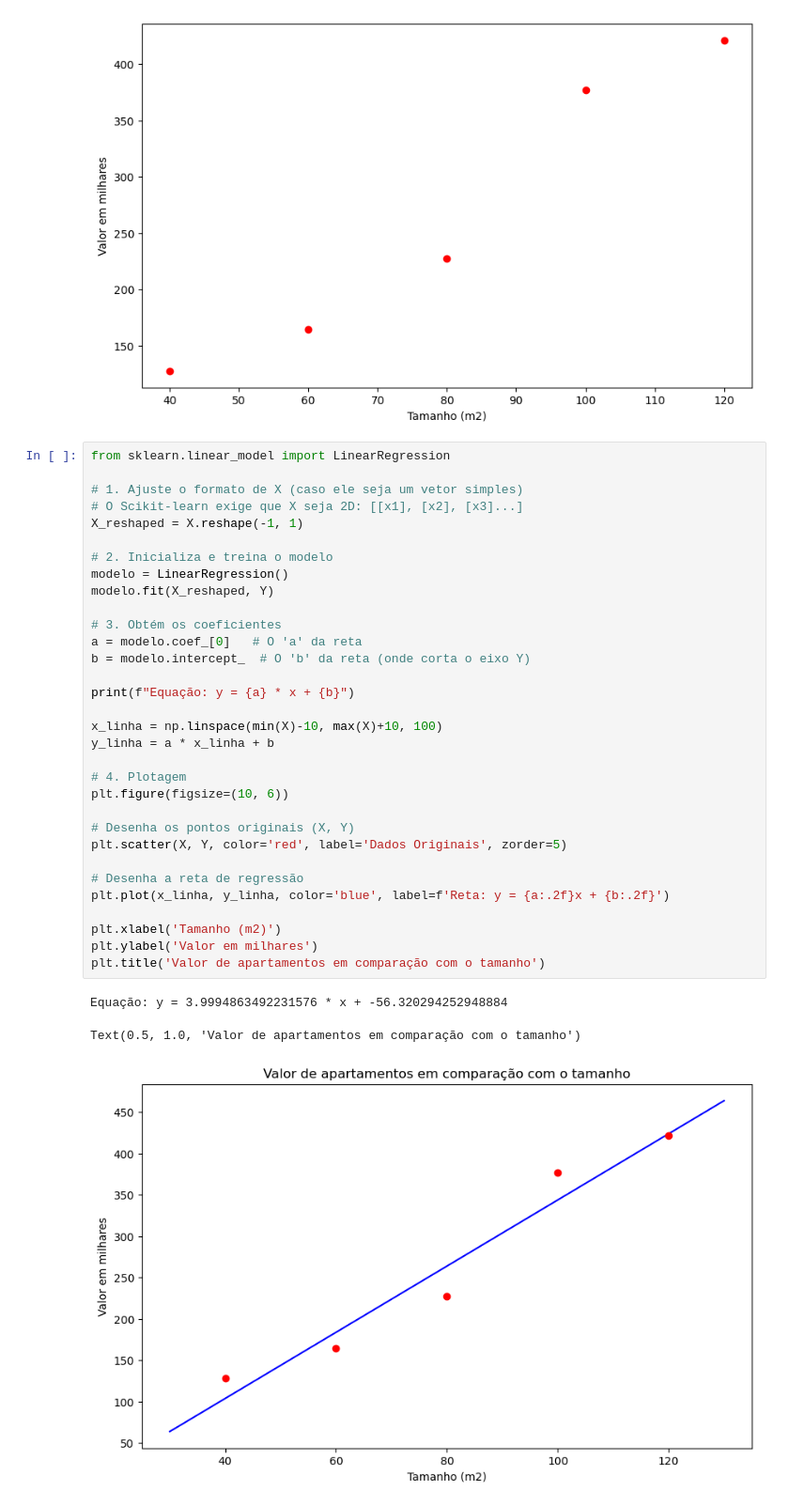
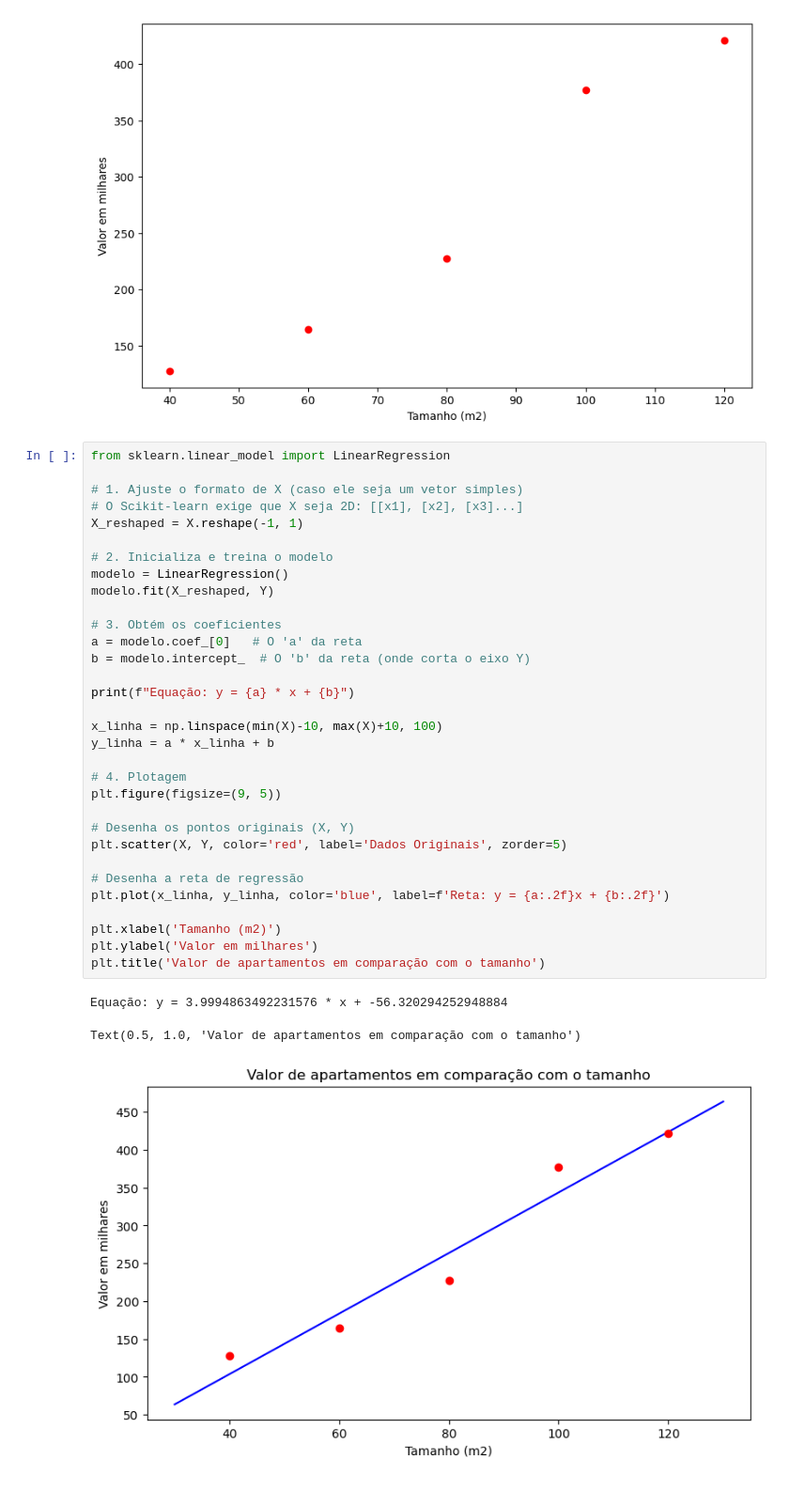
Before and after one commit to KelvynWelsch/exploring_data-science, a Jupyter notebook: linear_test.ipynb, the cells around one changed output. Shown at 94% size. Cells and saved outputs as stored; diff of their text form.

```diff
--- a/linear_test.ipynb
+++ b/linear_test.ipynb
@@ -24,32 +24,32 @@ from sklearn.linear_model import LinearRegression
 # O Scikit-learn exige que X seja 2D: [[x1], [x2], [x3]...]
 X_reshaped = X.reshape(-1, 1)
 
 # 2. Inicializa e treina o modelo
 modelo = LinearRegression()
 modelo.fit(X_reshaped, Y)
 
 # 3. Obtém os coeficientes
 a = modelo.coef_[0]   # O 'a' da reta
 b = modelo.intercept_  # O 'b' da reta (onde corta o eixo Y)
 
 print(f"Equação: y = {a} * x + {b}")
 
 x_linha = np.linspace(min(X)-10, max(X)+10, 100)
 y_linha = a * x_linha + b
 
 # 4. Plotagem
-plt.figure(figsize=(10, 6))
+plt.figure(figsize=(9, 5))
 
 # Desenha os pontos originais (X, Y)
 plt.scatter(X, Y, color='red', label='Dados Originais', zorder=5)
 
 # Desenha a reta de regressão
 plt.plot(x_linha, y_linha, color='blue', label=f'Reta: y = {a:.2f}x + {b:.2f}')
 
 plt.xlabel('Tamanho (m2)')
 plt.ylabel('Valor em milhares')
 plt.title('Valor de apartamentos em comparação com o tamanho')
 # %% [output]
 Equação: y = 3.9994863492231576 * x + -56.320294252948884
 Text(0.5, 1.0, 'Valor de apartamentos em comparação com o tamanho')
-[figure, old version]
+[figure, new version]
```
Also changed, not shown: 1 other file.
